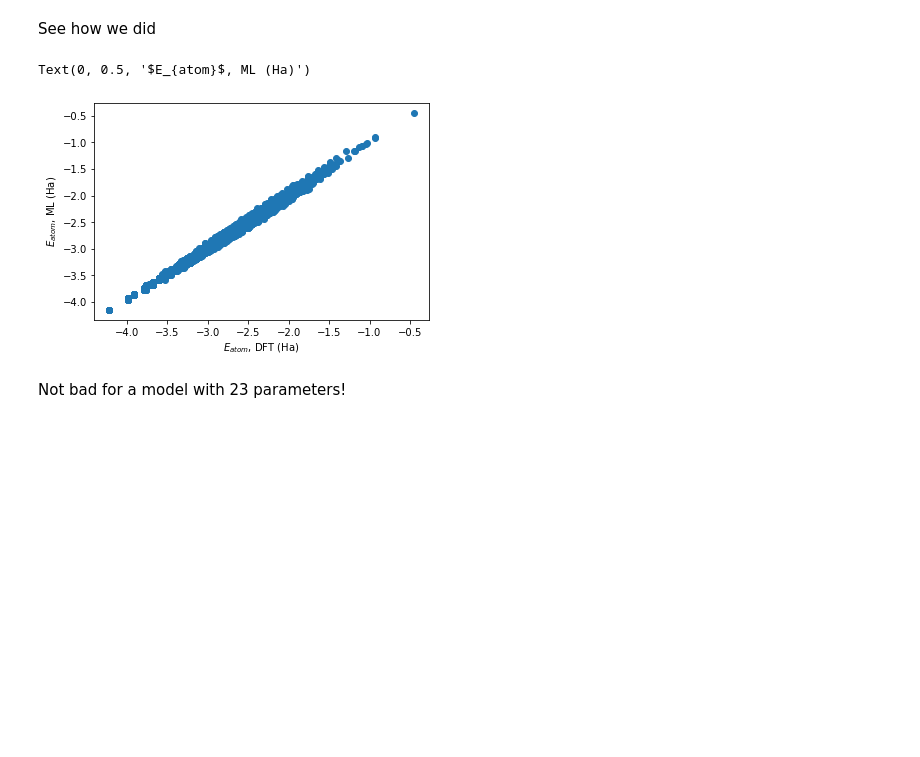
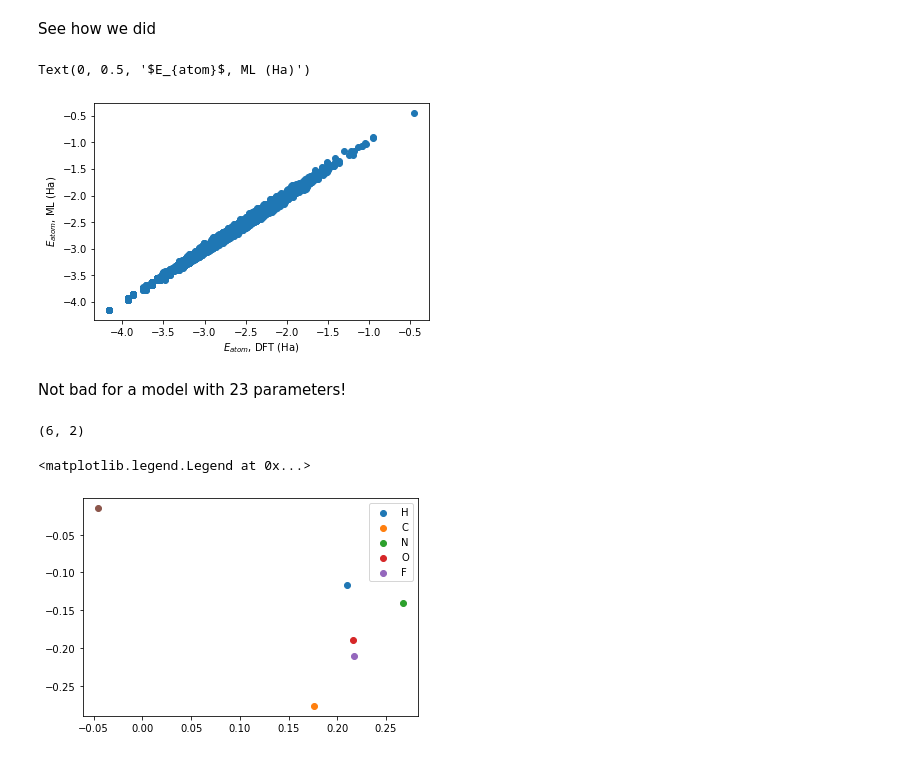
Before and after one commit to WardLT/applied-ai-for-materials, a Jupyter notebook: molecular-property-prediction/message-passing-networks/2_explain-message-passing-networks.ipynb, the cells around one changed output. Saved outputs shown, nothing was run; the diff lists cells and outputs as text; code cells hidden in the pictures; blank space fills up the shorter version.

```diff
--- a/molecular-property-prediction/message-passing-networks/2_explain-message-passing-networks.ipynb
+++ b/molecular-property-prediction/message-passing-networks/2_explain-message-passing-networks.ipynb
@@ -326,5 +326,5 @@ ________________________________________________________________________________
 Train it
 # %%
 model.compile(loss='mean_squared_error')
-model.fit(loader, epochs=2)
+model.fit(loader, epochs=16)
 # %% [output]
@@ -346,6 +361,23 @@ ax.set_xlabel('$E_{atom}$, DFT (Ha)')
 ax.set_ylabel('$E_{atom}$, ML (Ha)')
 # %% [output]
 Text(0, 0.5, '$E_{atom}$, ML (Ha)')
-[figure, old version]
+[figure, new version]
 # %% [markdown]
 Not bad for a model with 23 parameters!
+# %%
+layer = model.get_layer('atom_embedding')
+# %%
+weights.shape
+# %% [output]
+(6, 2)
+# %%
+fig, ax = plt.subplots()
+
+weights = layer.get_weights()[0]
+for x, y, l in zip(weights[:, 0], weights[:, 1], ['H', 'C', 'N', 'O', 'F', '']):
+    ax.scatter(x, y, label=l)
+
+ax.legend()
+# %% [output]
+<matplotlib.legend.Legend at 0x...>
+[figure, added]
```
Also changed, not shown: parts of 12 cells of this notebook, 20 other files.
